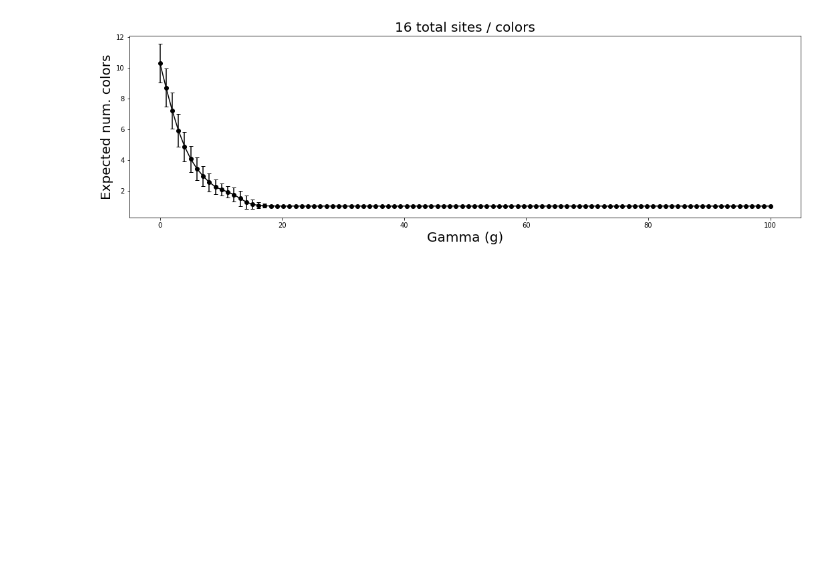
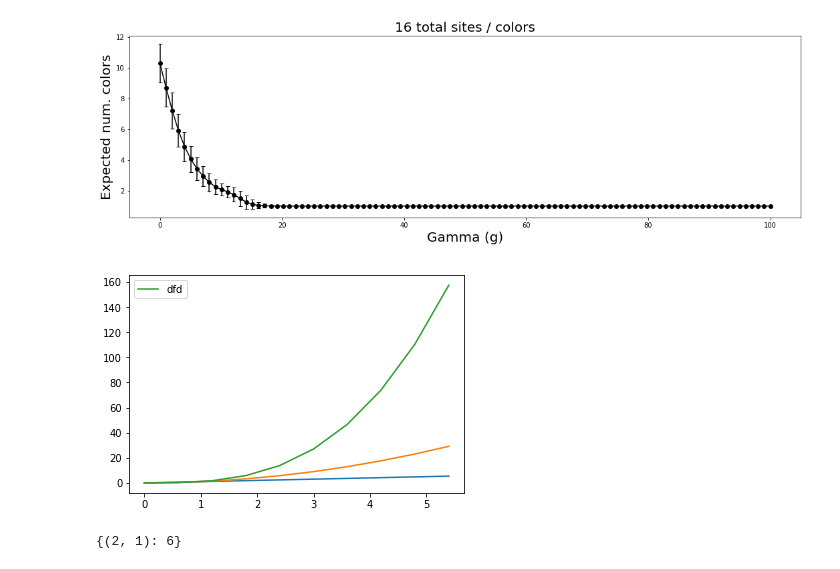
Before and after one commit to oscargomezq/Capstone-RCM, a Jupyter notebook: Stirling.ipynb, the cells around one changed output. Drawn from its saved outputs; the diff is of its cells as text; code cells hidden in the pictures; blank space fills up the shorter version.

```diff
--- a/Stirling.ipynb
+++ b/Stirling.ipynb
@@ -143,3 +210,37 @@ N = 16
 plot_avg_std_colors(N)
 # %% [output]
 [figure]
+# %%
+import matplotlib.pyplot as plt
+import numpy as np
+import pandas as pd
+
+# Data
+x = np.linspace(0, 6, num=10, endpoint=False)
+y1 = x
+y2 = x**2
+y3 = x**3
+
+# multiple line plot
+plt.plot(x, y1)
+plt.plot(x, y2)
+plt.plot(x, y3, label='dfd')
+plt.legend()
+plt.show()
+# %% [output]
+[figure, added]
+# %%
+from wolframclient.evaluation import WolframLanguageSession
+from wolframclient.language import wl, wlexpr
+
+session = WolframLanguageSession()
+
+n,k = 4,3
+session.evaluate("subs = Array[x,"+str(n-k+1)+"]")
+partition_dict = session.evaluate("Association@CoefficientRules[BellY["+str(n)+", "+str(k)+", subs], subs]")
+
+session.terminate()
+
+partition_dict
+# %% [output]
+{(2, 1): 6}
```
Also changed, not shown: parts of 3 cells of this notebook, 1 other file.
